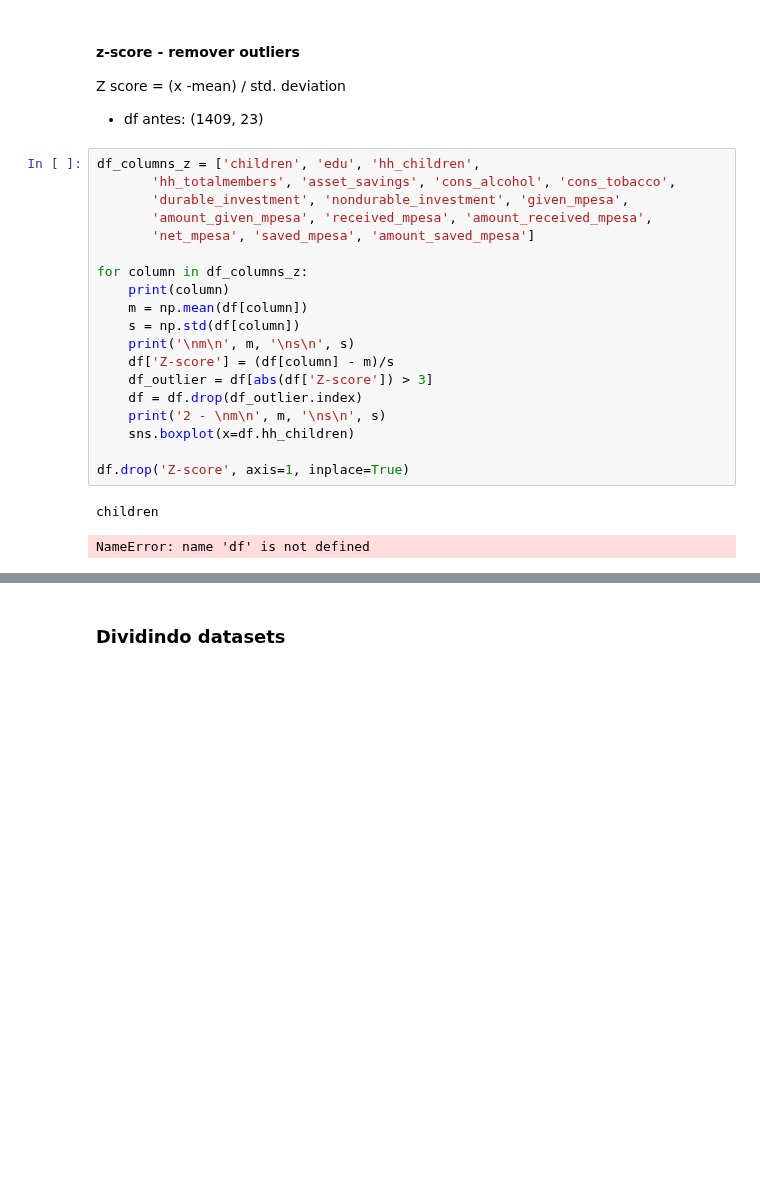
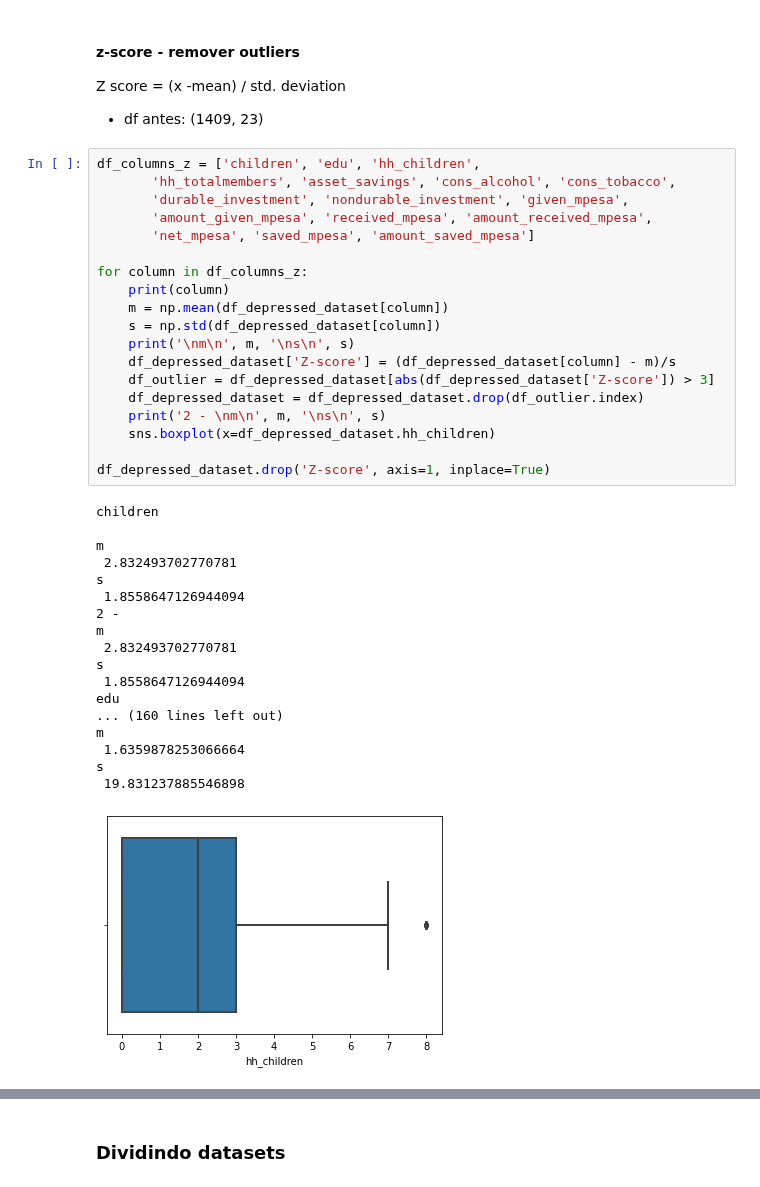
Before and after one commit to kaline/TrabalhoFinalML, a Jupyter notebook: dataset.ipynb, the cells around one changed output, grey strips where cells are left out. Cells and saved outputs as stored; diff of their text form; blank space fills up the shorter version.

```diff
--- a/dataset.ipynb
+++ b/dataset.ipynb
@@ -500,23 +571,39 @@ Z score = (x -mean) / std. deviation
 # %%
 df_columns_z = ['children', 'edu', 'hh_children',
        'hh_totalmembers', 'asset_savings', 'cons_alcohol', 'cons_tobacco',
        'durable_investment', 'nondurable_investment', 'given_mpesa',
        'amount_given_mpesa', 'received_mpesa', 'amount_received_mpesa',
        'net_mpesa', 'saved_mpesa', 'amount_saved_mpesa']
 
 for column in df_columns_z:
     print(column)
-    m = np.mean(df[column])
-    s = np.std(df[column])
+    m = np.mean(df_depressed_dataset[column])
+    s = np.std(df_depressed_dataset[column])
     print('\nm\n', m, '\ns\n', s)
-    df['Z-score'] = (df[column] - m)/s
-    df_outlier = df[abs(df['Z-score']) > 3]
-    df = df.drop(df_outlier.index)
+    df_depressed_dataset['Z-score'] = (df_depressed_dataset[column] - m)/s
+    df_outlier = df_depressed_dataset[abs(df_depressed_dataset['Z-score']) > 3]
+    df_depressed_dataset = df_depressed_dataset.drop(df_outlier.index)
     print('2 - \nm\n', m, '\ns\n', s)
-    sns.boxplot(x=df.hh_children)
+    sns.boxplot(x=df_depressed_dataset.hh_children)
 
-df.drop('Z-score', axis=1, inplace=True)
+df_depressed_dataset.drop('Z-score', axis=1, inplace=True)
 # %% [output]
 children
+
+m
+ 2.832493702770781
+s
+ 1.8558647126944094
+2 -
+m
+ 2.832493702770781
+s
+ 1.8558647126944094
+edu
+... (160 lines left out)
+m
+ 1.6359878253066664
+s
+ 19.831237885546898
-NameError: name 'df' is not defined
+[figure, added]
 # %%
```
Also changed, not shown: parts of 18 cells of this notebook, 2 other files.
